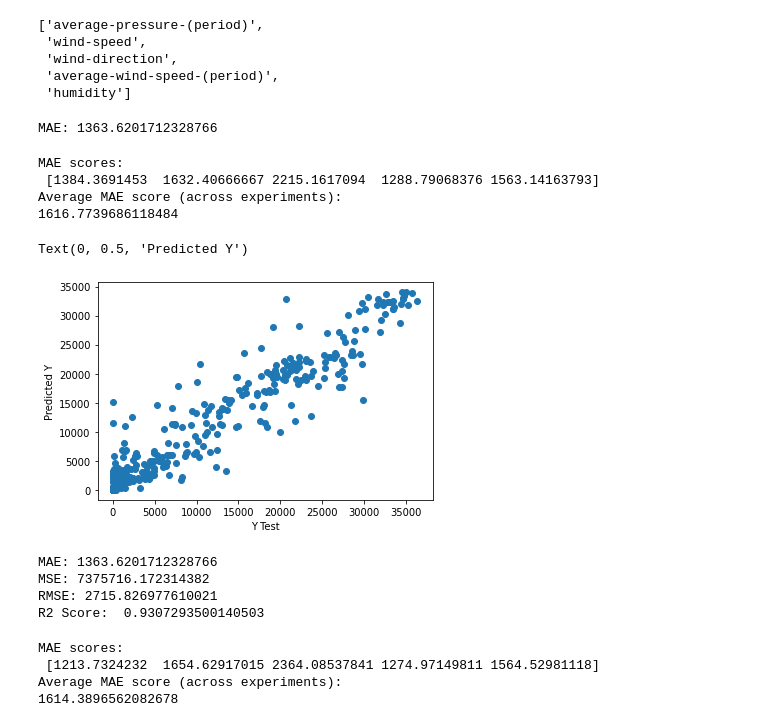
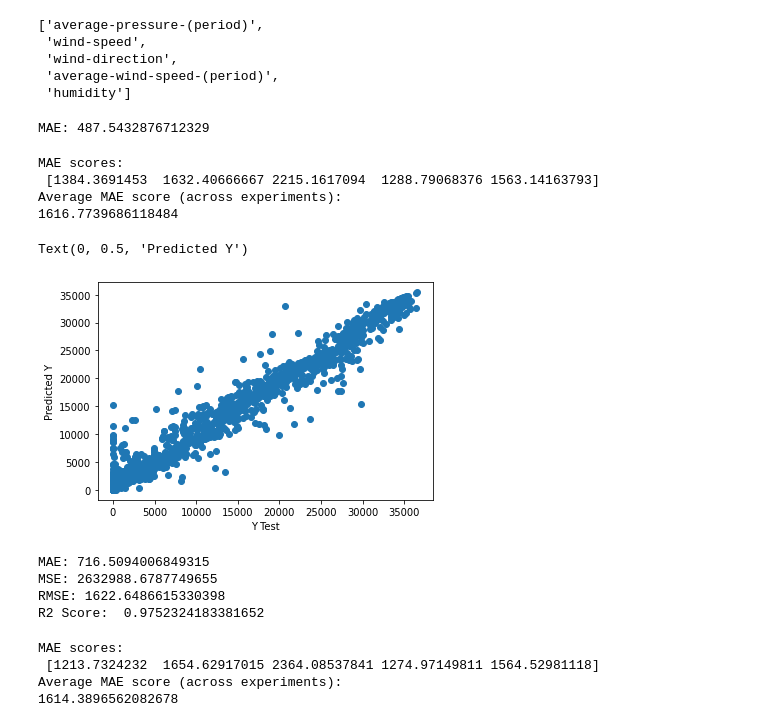
Before and after one commit to Agnij-Moitra/solar-sight, a Jupyter notebook: train.ipynb, the cells around one changed output. Drawn from its saved outputs; the diff is of its cells as text; code cells hidden in the pictures.

```diff
--- a/train.ipynb
+++ b/train.ipynb
@@ -153,7 +153,7 @@ my_pipeline = Pipeline(steps=[('preprocessor', preprocessor),
                              ])
 
 # Preprocessing of training data, fit model
-my_pipeline.fit(X_train, y_train)
+my_pipeline.fit(X_valid, y_valid)
 
 # Preprocessing of validation data, get predictions
 preds = my_pipeline.predict(X_valid)
@@ -162,7 +162,7 @@ preds = my_pipeline.predict(X_valid)
 score = mean_absolute_error(y_valid, preds)
 print('MAE:', score)
 # %% [output]
-MAE: 1363.6201712328766
+MAE: 487.5432876712329
 # %%
 from sklearn.model_selection import cross_val_score
 
@@ -181,25 +181,25 @@ Average MAE score (across experiments):
 1616.7739686118484
 # %%
 
-predictions = my_pipeline.predict(X_valid)
-plt.scatter(y_valid,predictions)
+predictions = my_pipeline.predict(X)
+plt.scatter(y, predictions)
 plt.xlabel('Y Test')
 plt.ylabel('Predicted Y')
 # %% [output]
 Text(0, 0.5, 'Predicted Y')
-[figure, old version]
+[figure, new version]
 # %%
 from sklearn import metrics
 
-print('MAE:', metrics.mean_absolute_error(y_valid, predictions))
-print('MSE:', metrics.mean_squared_error(y_valid, predictions))
-print('RMSE:', np.sqrt(metrics.mean_squared_error(y_valid, predictions)))
-print("R2 Score: ", my_pipeline.score(X_valid, y_valid))
+print('MAE:', metrics.mean_absolute_error(y, predictions))
+print('MSE:', metrics.mean_squared_error(y, predictions))
+print('RMSE:', np.sqrt(metrics.mean_squared_error(y, predictions)))
+print("R2 Score: ", my_pipeline.score(X, y))
 # %% [output]
-MAE: 1363.6201712328766
-MSE: 7375716.172314382
-RMSE: 2715.826977610021
-R2 Score:  0.9307293500140503
+MAE: 716.5094006849315
+MSE: 2632988.6787749655
+RMSE: 1622.6486615330398
+R2 Score:  0.9752324183381652
 # %%
 from xgboost import XGBRegressor
 
```
